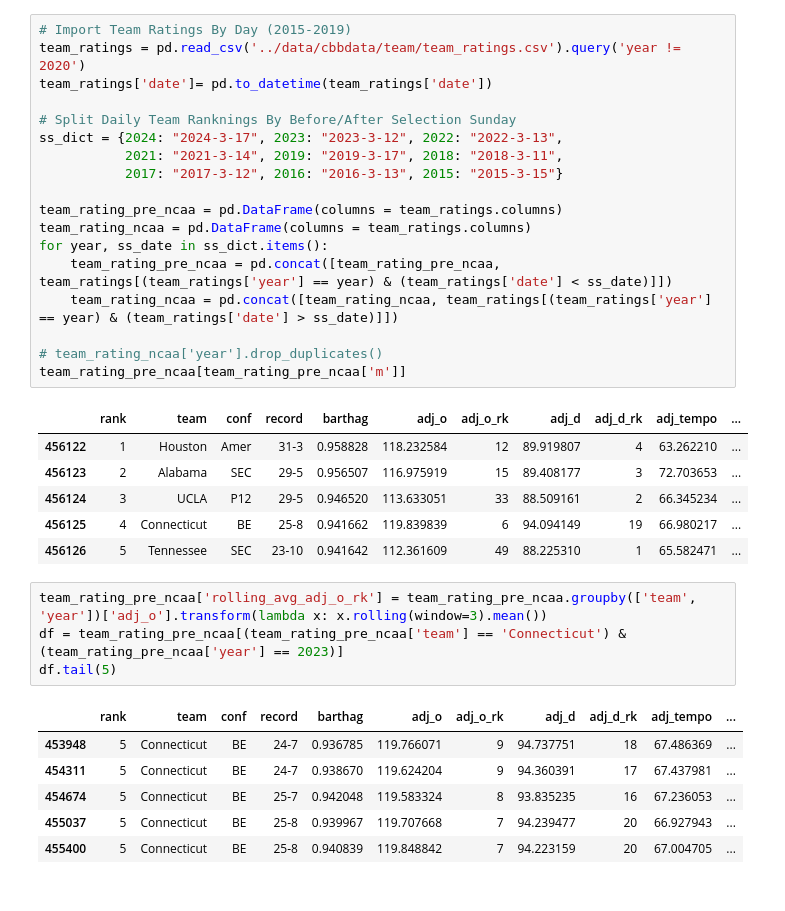
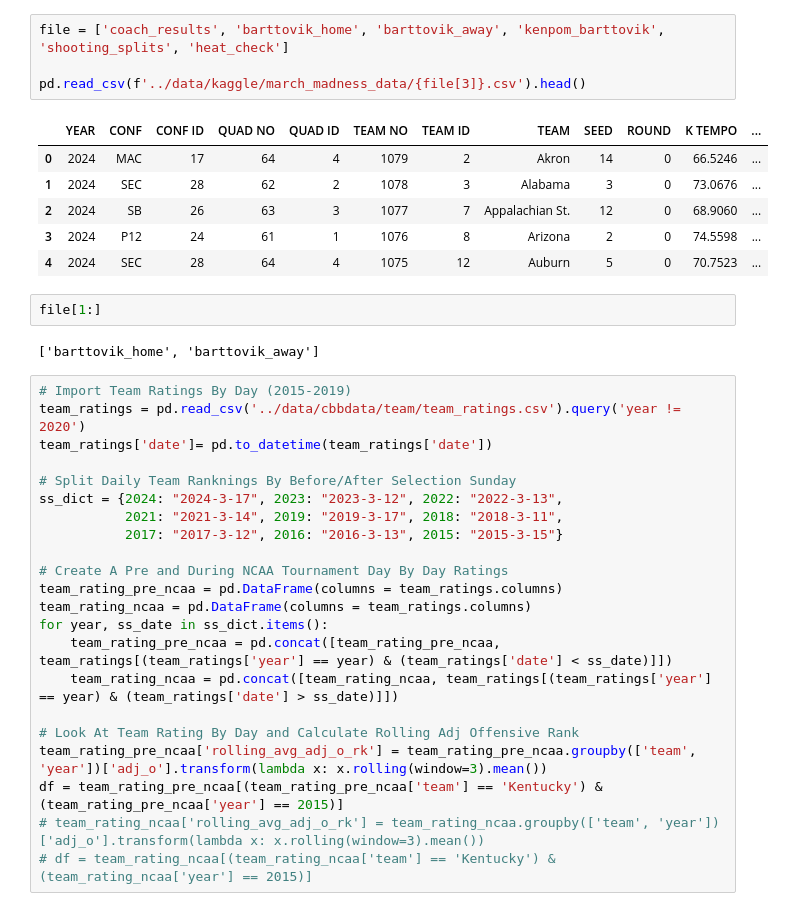
Before and after one commit to peterlmajors/The_Perfect_Bracket, a Jupyter notebook: exploration/merge_team_level.ipynb, the cells around one changed output. Drawn from its saved outputs; the diff is of its cells as text.

Commit message:
Team Season Merge Function

```diff
--- a/exploration/merge_team_level.ipynb
+++ b/exploration/merge_team_level.ipynb
@@ -70,3 +132,18 @@ mdcm[(mdcm['team1_id'].isna() == False) & (mdcm['season'] >= 2019)]
+# %%
+file = ['coach_results', 'barttovik_home', 'barttovik_away', 'kenpom_barttovik', 'shooting_splits', 'heat_check']
+
+pd.read_csv(f'../data/kaggle/march_madness_data/{file[3]}.csv').head()
+# %% [output]
+|  | YEAR | CONF | CONF ID | QUAD NO | QUAD ID | TEAM NO | TEAM ID | TEAM | SEED | ROUND | K TEMPO | ... |
+| 0 | 2024 | MAC | 17 | 64 | 4 | 1079 | 2 | Akron | 14 | 0 | 66.5246 | ... |
+| 1 | 2024 | SEC | 28 | 62 | 2 | 1078 | 3 | Alabama | 3 | 0 | 73.0676 | ... |
+| 2 | 2024 | SB | 26 | 63 | 3 | 1077 | 7 | Appalachian St. | 12 | 0 | 68.9060 | ... |
+| 3 | 2024 | P12 | 24 | 61 | 1 | 1076 | 8 | Arizona | 2 | 0 | 74.5598 | ... |
+| 4 | 2024 | SEC | 28 | 64 | 4 | 1075 | 12 | Auburn | 5 | 0 | 70.7523 | ... |
+# %%
+file[1:]
+# %% [output]
+['barttovik_home', 'barttovik_away']
 # %%
 # Import Team Ratings By Day (2015-2019)
 team_ratings = pd.read_csv('../data/cbbdata/team/team_ratings.csv').query('year != 2020')
@@ -77,29 +154,15 @@ ss_dict = {2024: "2024-3-17", 2023: "2023-3-12", 2022: "2022-3-13",
            2021: "2021-3-14", 2019: "2019-3-17", 2018: "2018-3-11",
            2017: "2017-3-12", 2016: "2016-3-13", 2015: "2015-3-15"}
 
+# Create A Pre and During NCAA Tournament Day By Day Ratings
 team_rating_pre_ncaa = pd.DataFrame(columns = team_ratings.columns)
 team_rating_ncaa = pd.DataFrame(columns = team_ratings.columns)
 for year, ss_date in ss_dict.items():
     team_rating_pre_ncaa = pd.concat([team_rating_pre_ncaa, team_ratings[(team_ratings['year'] == year) & (team_ratings['date'] < ss_date)]])
     team_rating_ncaa = pd.concat([team_rating_ncaa, team_ratings[(team_ratings['year'] == year) & (team_ratings['date'] > ss_date)]])
 
-# team_rating_ncaa['year'].drop_duplicates()
-team_rating_pre_ncaa[team_rating_pre_ncaa['m']]
+# Look At Team Rating By Day and Calculate Rolling Adj Offensive Rank
+team_rating_pre_ncaa['rolling_avg_adj_o_rk'] = team_rating_pre_ncaa.groupby(['team', 'year'])['adj_o'].transform(lambda x: x.rolling(window=3).mean())
+df = team_rating_pre_ncaa[(team_rating_pre_ncaa['team'] == 'Kentucky') & (team_rating_pre_ncaa['year'] == 2015)]
+# team_rating_ncaa['rolling_avg_adj_o_rk'] = team_rating_ncaa.groupby(['team', 'year'])['adj_o'].transform(lambda x: x.rolling(window=3).mean())
+# df = team_rating_ncaa[(team_rating_ncaa['team'] == 'Kentucky') & (team_rating_ncaa['year'] == 2015)]
-# %% [output]
-|  | rank | team | conf | record | barthag | adj_o | adj_o_rk | adj_d | adj_d_rk | adj_tempo | ... |
-| 456122 | 1 | Houston | Amer | 31-3 | 0.958828 | 118.232584 | 12 | 89.919807 | 4 | 63.262210 | ... |
-| 456123 | 2 | Alabama | SEC | 29-5 | 0.956507 | 116.975919 | 15 | 89.408177 | 3 | 72.703653 | ... |
-| 456124 | 3 | UCLA | P12 | 29-5 | 0.946520 | 113.633051 | 33 | 88.509161 | 2 | 66.345234 | ... |
-| 456125 | 4 | Connecticut | BE | 25-8 | 0.941662 | 119.839839 | 6 | 94.094149 | 19 | 66.980217 | ... |
-| 456126 | 5 | Tennessee | SEC | 23-10 | 0.941642 | 112.361609 | 49 | 88.225310 | 1 | 65.582471 | ... |
-# %%
-team_rating_pre_ncaa['rolling_avg_adj_o_rk'] = team_rating_pre_ncaa.groupby(['team', 'year'])['adj_o'].transform(lambda x: x.rolling(window=3).mean())
-df = team_rating_pre_ncaa[(team_rating_pre_ncaa['team'] == 'Connecticut') & (team_rating_pre_ncaa['year'] == 2023)]
-df.tail(5)
-# %% [output]
-|  | rank | team | conf | record | barthag | adj_o | adj_o_rk | adj_d | adj_d_rk | adj_tempo | ... |
-| 453948 | 5 | Connecticut | BE | 24-7 | 0.936785 | 119.766071 | 9 | 94.737751 | 18 | 67.486369 | ... |
-| 454311 | 5 | Connecticut | BE | 24-7 | 0.938670 | 119.624204 | 9 | 94.360391 | 17 | 67.437981 | ... |
-| 454674 | 5 | Connecticut | BE | 25-7 | 0.942048 | 119.583324 | 8 | 93.835235 | 16 | 67.236053 | ... |
-| 455037 | 5 | Connecticut | BE | 25-8 | 0.939967 | 119.707668 | 7 | 94.239477 | 20 | 66.927943 | ... |
-| 455400 | 5 | Connecticut | BE | 25-8 | 0.940839 | 119.848842 | 7 | 94.223159 | 20 | 67.004705 | ... |
```
Also changed, not shown: parts of 7 cells of this notebook, 1 other file.
